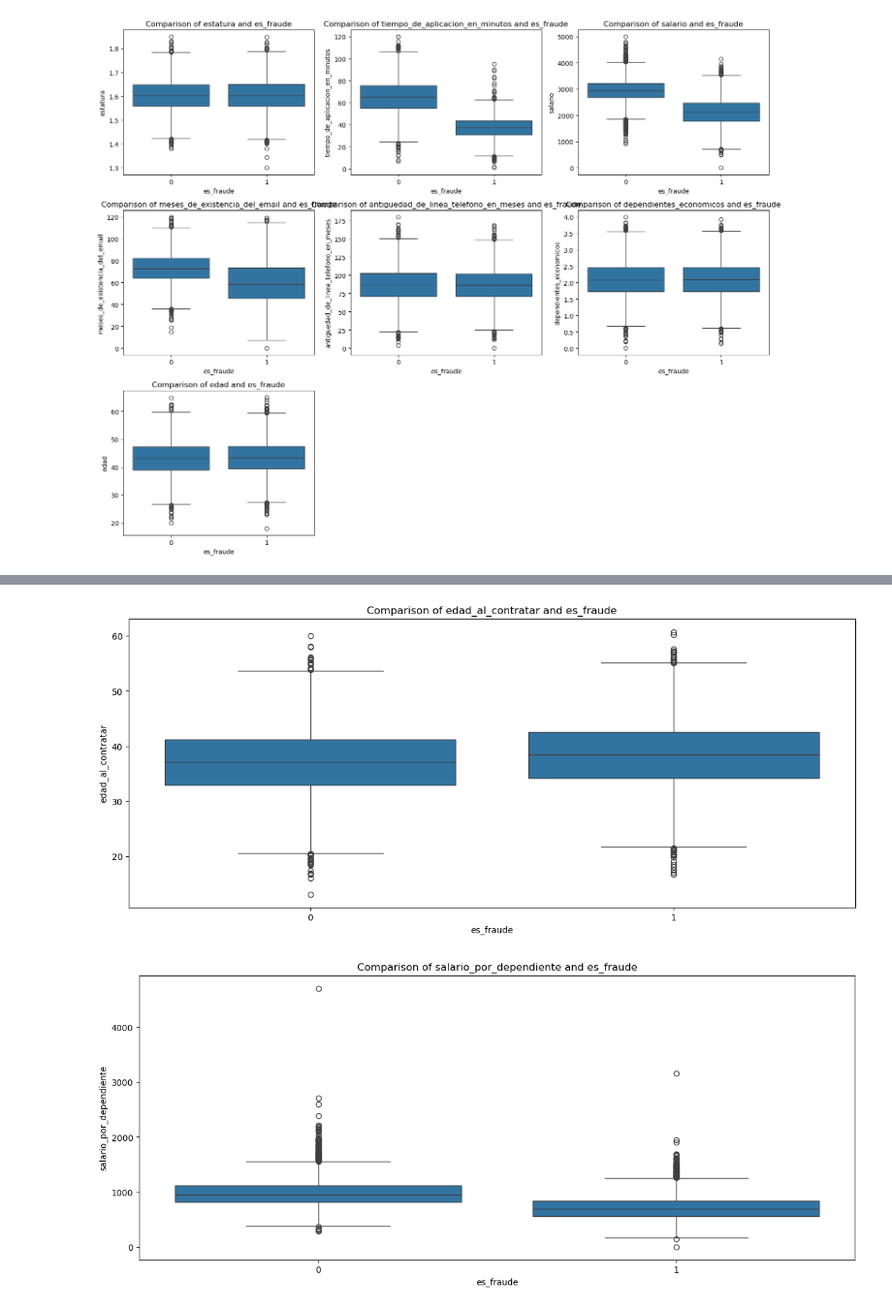
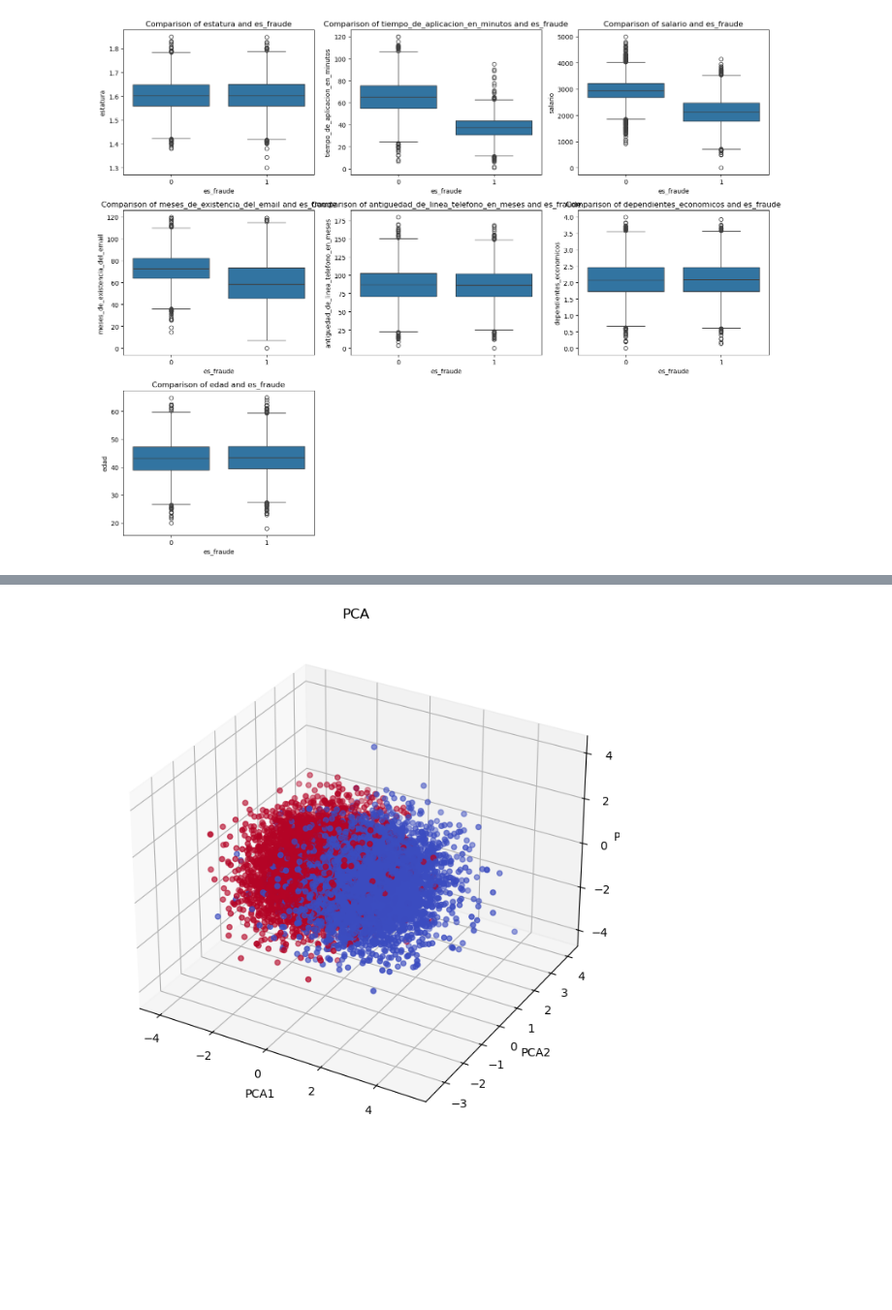
Before and after one commit to HectorH06/Data-Proc-Lab, a Jupyter notebook: Material/Examen 5/examen5_lpd.ipynb, the cells around one changed output, grey strips where cells are left out. Shown at 97% size. Drawn from its saved outputs; the diff is of its cells as text; code cells hidden in the pictures; blank space fills up the shorter version.

Commit message:
examen 5 finalizado (parte práctica)

```diff
--- a/Material/Examen 5/examen5_lpd.ipynb
+++ b/Material/Examen 5/examen5_lpd.ipynb
@@ -61,3 +60,3 @@ KeyboardInterrupt:
 # %%
 # Cargar el dataset
-data = pd.read_csv('evaluacion_final.csv')
+data = pd.read_csv('evaluacion_final.csv', index_col="Unnamed: 0")
@@ -152,19 +181,11 @@ plt.show()
-# %%
-# Feature engineering
-# Generación de dos nuevas variables (ejemplo)
-data['edad_al_contratar'] = data['edad'] - data['meses_de_existencia_del_email'] / 12
-data['salario_por_dependiente'] = data['salario'] / (data['dependientes_economicos'] + 1)
-
-# Análisis bivariado de las nuevas variables con 'es_fraude'
-plt.figure(figsize=(15, 6))
-sns.boxplot(data=data, x='es_fraude', y='edad_al_contratar')
-plt.title('Comparison of edad_al_contratar and es_fraude')
-plt.show()
-
-plt.figure(figsize=(15, 6))
-sns.boxplot(data=data, x='es_fraude', y='salario_por_dependiente')
-plt.title('Comparison of salario_por_dependiente and es_fraude')
-plt.show()
-# %% [output]
-[figure, removed]
-[figure, removed]
+# %%
+fig = plt.figure(figsize=(10, 8))
+ax = fig.add_subplot(111, projection='3d')
+ax.scatter(pca_df['PCA1'], pca_df['PCA2'], pca_df['PCA3'], c=pca_df['es_fraude'], cmap='coolwarm')
+ax.set_xlabel('PCA1')
+ax.set_ylabel('PCA2')
+ax.set_zlabel('PCA3')
+plt.title('PCA')
+plt.show()
+# %% [output]
+[figure, added]
```
Also changed, not shown: parts of 28 cells of this notebook.
